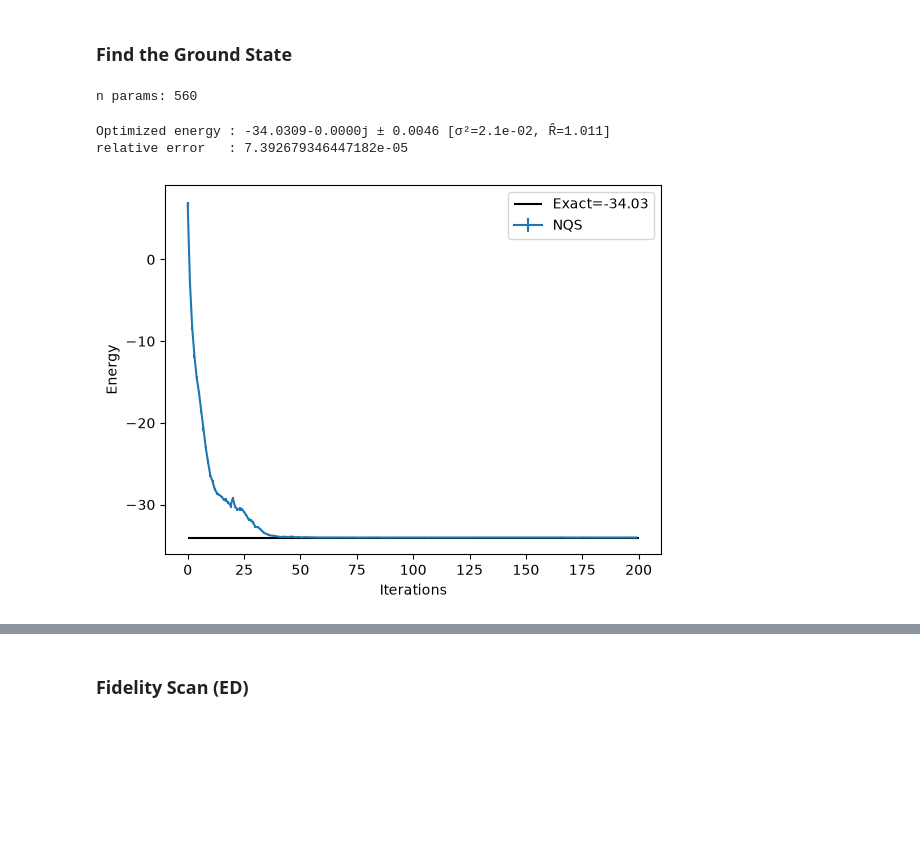
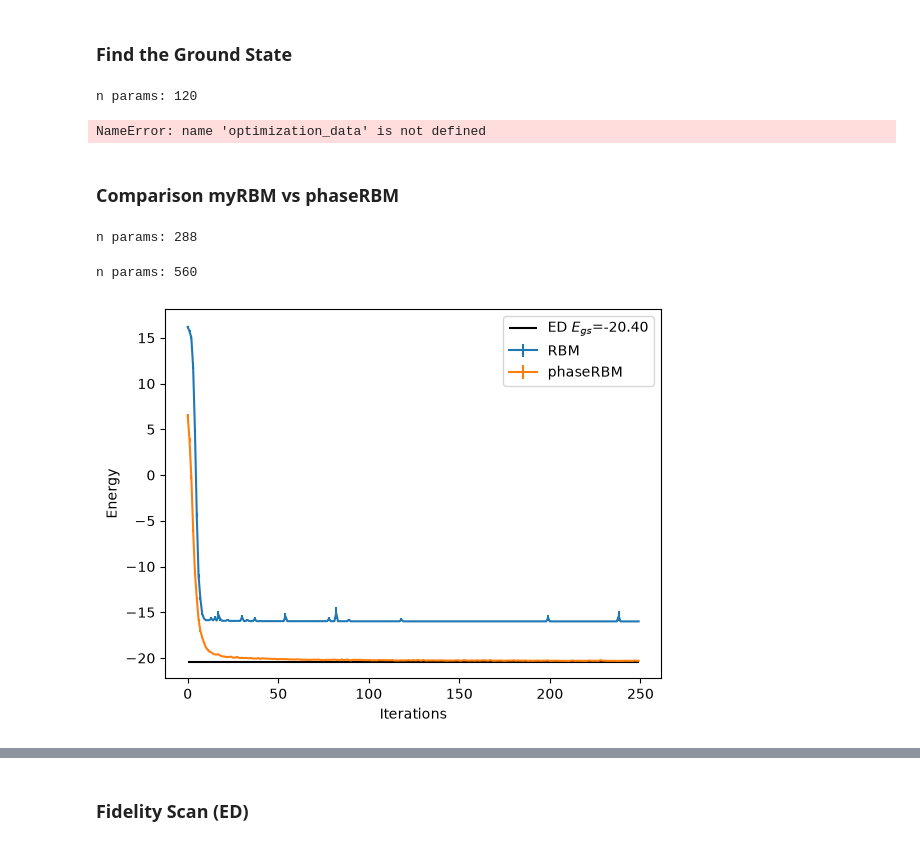
Before and after one commit to fpgasta/nqs-ising-research-project, a Jupyter notebook: src/main.ipynb, the cells around one changed output, grey strips where cells are left out. Drawn from its saved outputs; the diff is of its cells as text; code cells hidden in the pictures; blank space fills up the shorter version.

```diff
--- a/src/main.ipynb
+++ b/src/main.ipynb
@@ -166,17 +211,46 @@ class NQS_ising():
 # %% [markdown]
 ### Find the Ground State
 # %%
-N = 16
-J = 2
-h = -1
+N = 10
+lbda = 1.6
+J = -1
+h = lbda*J
 
-# model = myRBM(N=N, alpha=1, rngs=nnx.Rngs(2))
-model = phaseRBM(N=N, alpha=1, rngs=nnx.Rngs(2))
-nqs_ising = NQS_ising(N, h, J, model, 'x', True)
-nqs_ising.optimization_loop(n_iter=200, learning_rate=0.05)
+model = myRBM(N=N, alpha=1, rngs=nnx.Rngs(2))
+# model = phaseRBM(N=N, alpha=1, rngs=nnx.Rngs(2))
+nqs_ising = NQS_ising(N, h, J, model, 'z', True)
+nqs_ising.optimization_loop(n_iter=250, learning_rate=0.02)
 nqs_ising.plot()
 # %% [output]
-n params: 560
+n params: 120
-Optimized energy : -34.0309-0.0000j ± 0.0046 [σ²=2.1e-02, R̂=1.011]
-relative error   : 7.392679346447182e-05
+NameError: name 'optimization_data' is not defined
-[figure, removed]
+# %% [markdown]
+### Comparison myRBM vs phaseRBM
+# %%
+N = 16
+J = +1
+h = +1
+
+n_iter = 250
+learning_rate=0.05
+
+model = myRBM(N=N, alpha=1, rngs=nnx.Rngs(2))
+nqs_ising = NQS_ising(N, h, J, model, 'z', True)
+nqs_ising.optimization_loop(n_iter=n_iter, learning_rate=learning_rate)
+plt.errorbar(nqs_ising.iterations, nqs_ising.energies, yerr=nqs_ising.sigmas, label="RBM")
+
+model = phaseRBM(N=N, alpha=1, rngs=nnx.Rngs(2))
+nqs_ising = NQS_ising(N, h, J, model, 'z', True)
+nqs_ising.optimization_loop(n_iter=n_iter, learning_rate=learning_rate)
+plt.errorbar(nqs_ising.iterations, nqs_ising.energies, yerr=nqs_ising.sigmas, label="phaseRBM")
+
+plt.hlines([nqs_ising.E_gs], xmin=0, xmax=n_iter-1, color="black", label=f"ED $E_{{gs}}$={nqs_ising.E_gs:.2f}")
+
+plt.legend()
+plt.xlabel("Iterations")
+plt.ylabel("Energy")
+plt.savefig("../plot/rbm-phaserbm-comparison.pdf")
+# %% [output]
+n params: 288
+n params: 560
+[figure, added]
```
Also changed, not shown: parts of 6 cells of this notebook, 7 other files.
